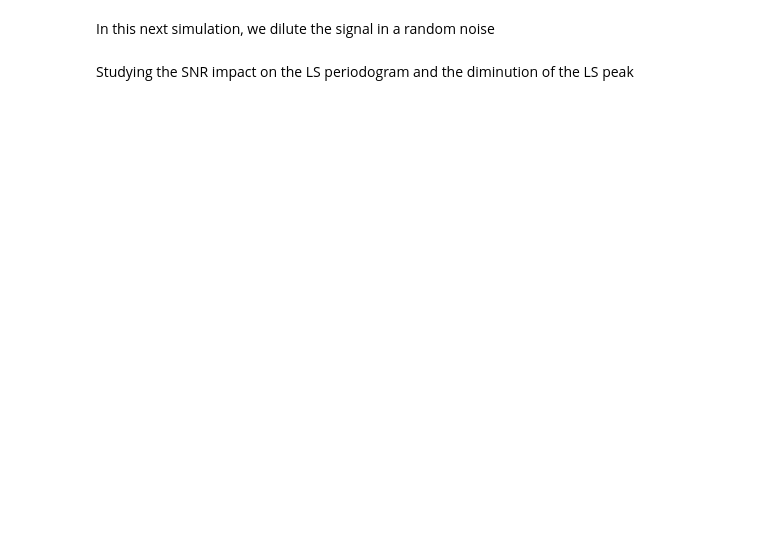
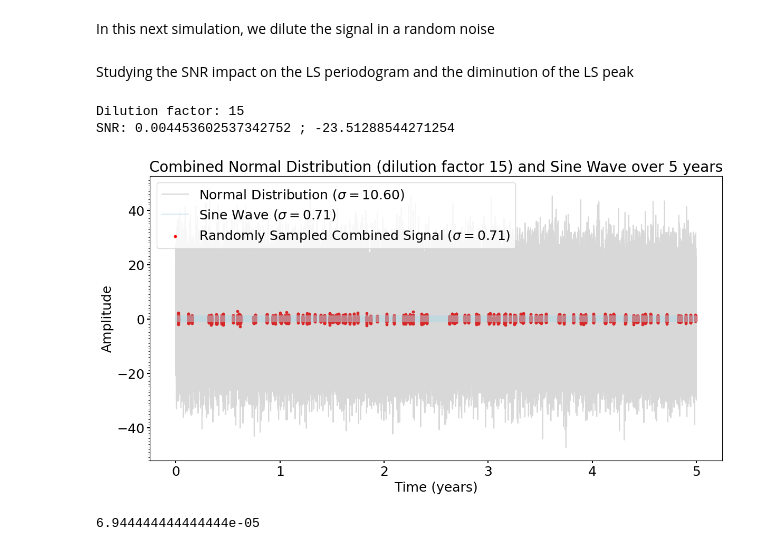
Before and after one commit to CorentinLouis/NenuFAR_pipeline_beamformed_data, a Jupyter notebook: normal_distribution_study.ipynb, the cells around one changed output. Drawn from its saved outputs; the diff is of its cells as text; code cells hidden in the pictures; blank space fills up the shorter version.

```diff
--- a/normal_distribution_study.ipynb
+++ b/normal_distribution_study.ipynb
@@ -597,6 +654,12 @@ t = numpy.arange(0, duration, sampling_interval)
 
 # Generate sine wave
 y_sine = amplitude_factor * numpy.sin(2 * numpy.pi * f * t)
+# Generate data points
+#mask_T = y_sine >= 0.999
+#y_sine[~mask_T] = 0
+#y_sine[mask_T] = 1
+
+
 
 std_ini = numpy.std(y_sine)
 
@@ -636,42 +699,53 @@ for idilution_factor in range(15,16,1):
     y_combined = y_normal + y_sine
 
 
     std_ini = numpy.std(y_sine)
     std_combined = numpy.std(y_combined)
 
     # increase SNR by going back to same std than original signal (y_sine)
     factor =  std_combined / std_ini
     y_low_snr = y_combined / factor
     std_low_snr = numpy.std(y_low_snr)
 
 
     t_sampled = t[mask]
     y_sampled = y_low_snr[mask]
     y_sine_sampled = y_sine[mask]
 
     # Sort the sampled points by time (optional, for plotting purposes)
     sorted_indices = numpy.argsort(t_sampled)
     t_sampled = t_sampled[sorted_indices]
     y_sampled = y_sampled[sorted_indices]
     y_sine_sampled = y_sine_sampled[sorted_indices]
 
     # Plot the original normal distribution, sine wave, and the combined sampled points
     plt.figure(figsize=(14, 7))
-    plt.plot(t/60/60/24/365.25, y_sine, 'orange', label=f'Sine Wave ($\sigma = {std_ini:.2f}$)', alpha=0.3, )
-    plt.plot(t/60/60/24/365.25, y_normal, 'lightblue', label=f'Normal Distribution ($\sigma = {numpy.std(y_normal):.2f}$)', alpha=0.3)
+
+    plt.plot(t/60/60/24/365.25, y_normal, 'grey', label=f'Normal Distribution ($\sigma = {numpy.std(y_normal):.2f}$)', alpha=0.3)
+    plt.plot(t/60/60/24/365.25, y_sine, 'lightblue', label=f'Sine Wave ($\sigma = {std_ini:.2f}$)', alpha=0.5)
     plt.scatter(t_sampled/60/60/24/365.25, y_sampled, color='red', s=10, label=f'Randomly Sampled Combined Signal ($\sigma = {std_low_snr:.2f}$)')
-    plt.xlabel('Time (years)')
-    plt.ylabel('Amplitude')
-    plt.title(f'Combined Normal Distribution (dilution factor {idilution_factor}) and Sine Wave over {years} years')
-    plt.legend()
-    plt.grid(True)
+    plt.gca().yaxis.set_minor_locator(MultipleLocator(1))
+    plt.xlabel('Time (years)', fontsize = fontsize)
+    plt.ylabel('Amplitude', fontsize = fontsize)
+    plt.title(f'Combined Normal Distribution (dilution factor {idilution_factor}) and Sine Wave over {years} years', fontsize = fontsize+2)
+    plt.tick_params(axis='both', which='major', labelsize=fontsize, width = 1.5)
+    plt.legend(fontsize = fontsize)
+    plt.grid(False)
     plt.savefig(f'regularly_spaced_sin_T_with_noise_dilutionfactor{idilution_factor}.pdf', format='pdf', transparent = True, dpi='figure')
     plt.show()
 
 
 
-    frequency_LS, power_LS,confidence_level = calculate_and_plot_LS_distrib(t_sampled, y_sampled, T/3600, f"Lomb Scargle (LS) Periodogram", add_p_values='p-test',savefig = True, filename_savedfile = f'LS_regularly_spaced_sin_T_with_noise_dilutionfactor{idilution_factor}.pdf')
-
-    SNR_LS = numpy.max(power_LS)/numpy.std(power_LS)
-    print(f'SNR of the LS = {SNR_LS}')
+    #frequency_LS, power_LS,confidence_level = calculate_and_plot_LS_distrib(t_sampled, y_sampled, T/3600, f"Lomb Scargle (LS) Periodogram", add_p_values='p-test',savefig = True, filename_savedfile = f'LS_regularly_spaced_sin_T_with_noise_dilutionfactor{idilution_factor}.pdf')
+    #frequency_LS, power_LS = calculate_and_plot_LS_distrib(t_sampled, y_sampled, T/3600, f"Lomb Scargle (LS) Periodogram",savefig = True, filename_savedfile = f'LS_regularly_spaced_sin_T_with_noise_dilutionfactor{idilution_factor}.pdf')
+    #SNR_LS = numpy.max(power_LS)/numpy.std(power_LS)
+    #print(f'SNR of the LS = {SNR_LS}')
+# %% [output]
+Dilution factor: 15
+SNR: 0.004453602537342752 ; -23.51288544271254
+[figure, added]
+# %%
+print(1/(4*60*60))
+# %% [output]
+6.944444444444444e-05
 # %%
```
Also changed, not shown: parts of 15 cells of this notebook.
